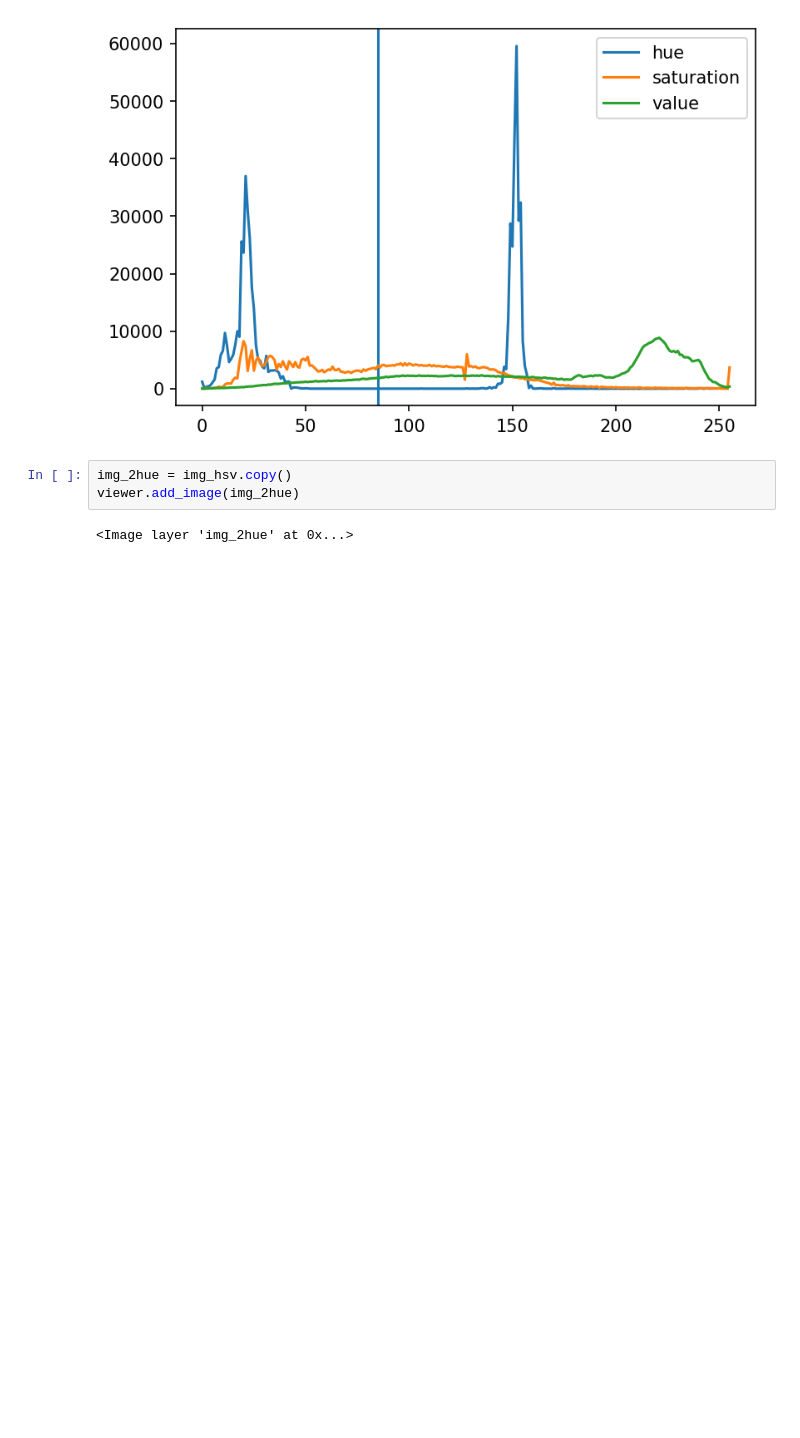
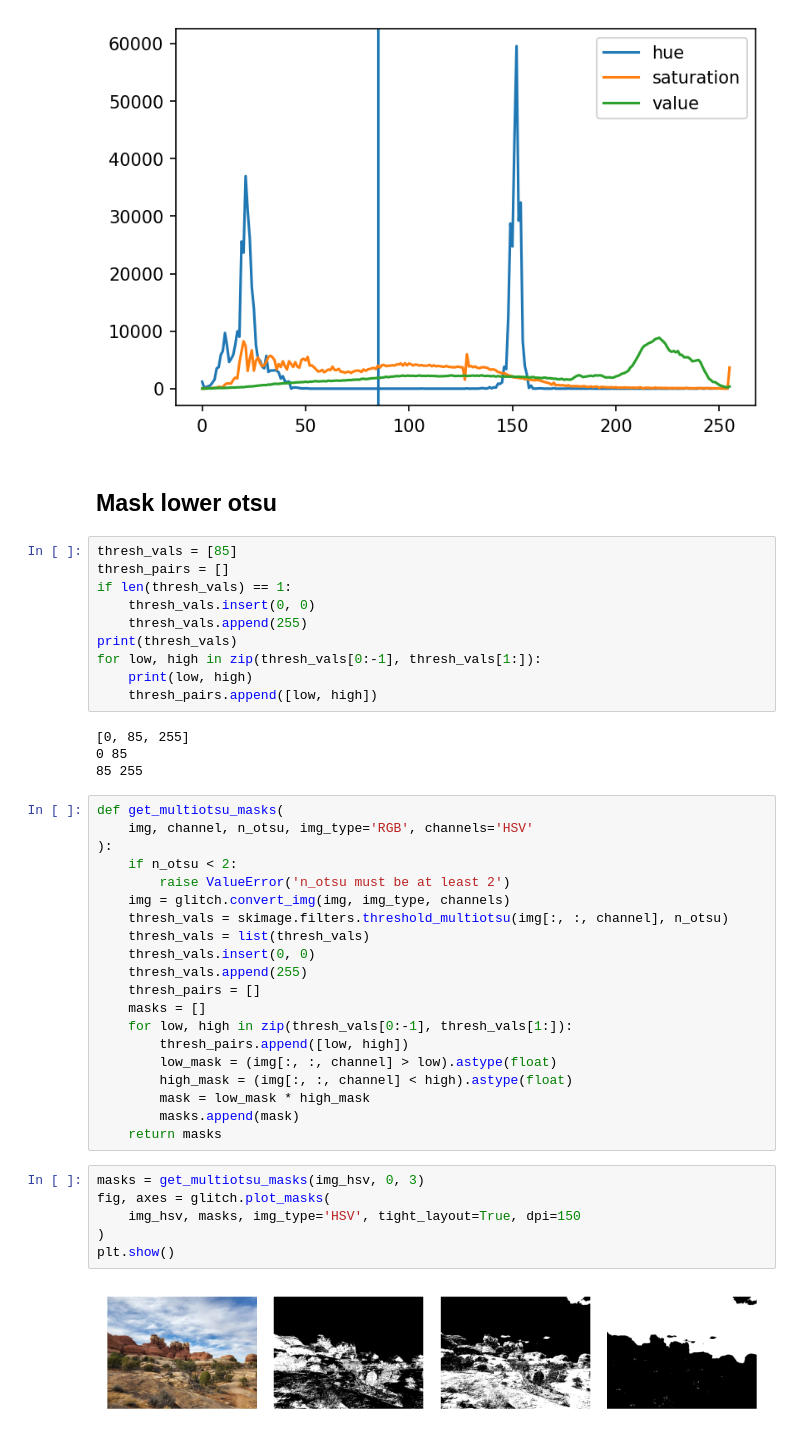
Before and after one commit to GusBusDraws/GlitchPy, a Jupyter notebook: nbs/01-druid-arch-rocks.ipynb, the cells around one changed output. Cells and saved outputs as stored; diff of their text form; blank space fills up the shorter version.

```diff
--- a/nbs/01-druid-arch-rocks.ipynb
+++ b/nbs/01-druid-arch-rocks.ipynb
@@ -93,8 +108,47 @@ plt.show()
 # %% [output]
 Hue: [85]
 [figure]
-# %%
-img_2hue = img_hsv.copy()
-viewer.add_image(img_2hue)
-# %% [output]
-<Image layer 'img_2hue' at 0x...>
+# %% [markdown]
+## Mask lower otsu
+# %%
+thresh_vals = [85]
+thresh_pairs = []
+if len(thresh_vals) == 1:
+    thresh_vals.insert(0, 0)
+    thresh_vals.append(255)
+print(thresh_vals)
+for low, high in zip(thresh_vals[0:-1], thresh_vals[1:]):
+    print(low, high)
+    thresh_pairs.append([low, high])
+# %% [output]
+[0, 85, 255]
+0 85
+85 255
+# %%
+def get_multiotsu_masks(
+    img, channel, n_otsu, img_type='RGB', channels='HSV'
+):
+    if n_otsu < 2:
+        raise ValueError('n_otsu must be at least 2')
+    img = glitch.convert_img(img, img_type, channels)
+    thresh_vals = skimage.filters.threshold_multiotsu(img[:, :, channel], n_otsu)
+    thresh_vals = list(thresh_vals)
+    thresh_vals.insert(0, 0)
+    thresh_vals.append(255)
+    thresh_pairs = []
+    masks = []
+    for low, high in zip(thresh_vals[0:-1], thresh_vals[1:]):
+        thresh_pairs.append([low, high])
+        low_mask = (img[:, :, channel] > low).astype(float)
+        high_mask = (img[:, :, channel] < high).astype(float)
+        mask = low_mask * high_mask
+        masks.append(mask)
+    return masks
+# %%
+masks = get_multiotsu_masks(img_hsv, 0, 3)
+fig, axes = glitch.plot_masks(
+    img_hsv, masks, img_type='HSV', tight_layout=True, dpi=150
+)
+plt.show()
+# %% [output]
+[figure, added]
```
Also changed, not shown: parts of 10 cells of this notebook, 6 other files.
